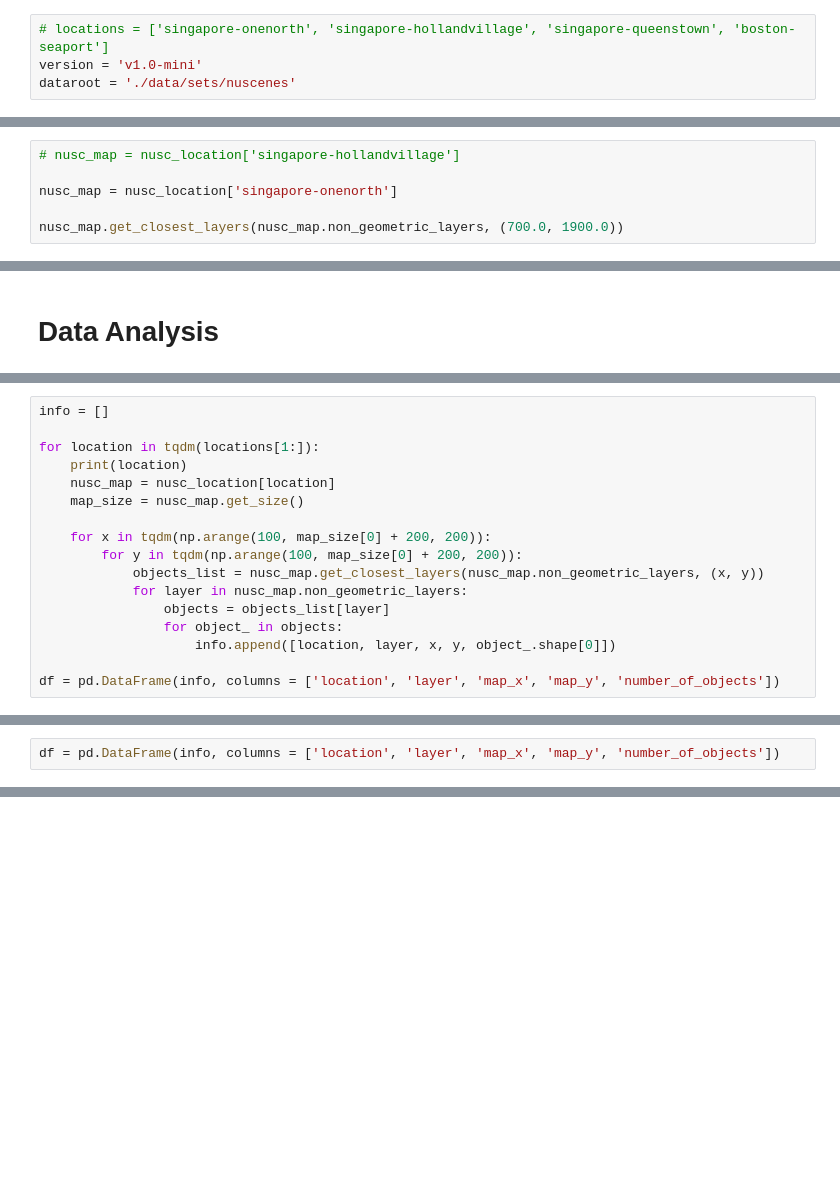
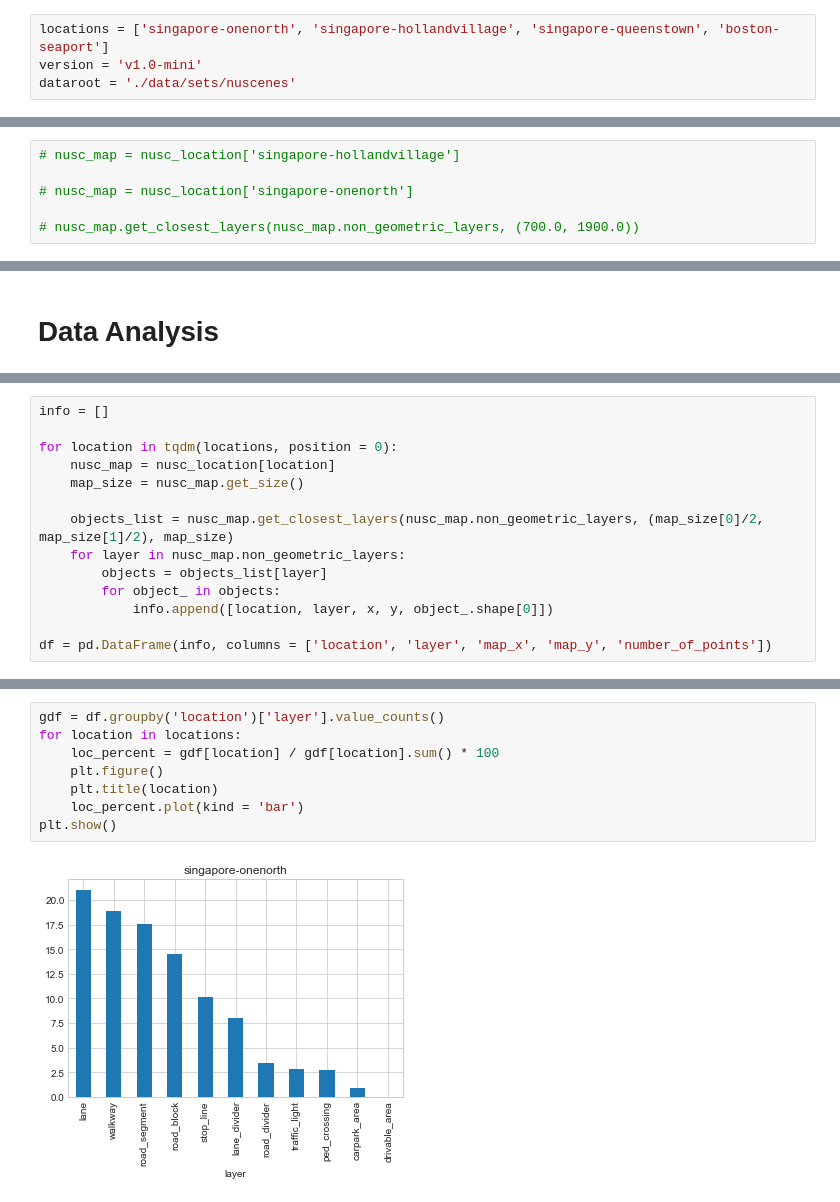
Before and after one commit to leeh8911/BeSuperRepo, a Jupyter notebook: Research/nuScenes/Nuscenes_EDA_for_map.ipynb, the cells around one changed output, grey strips where cells are left out. Drawn from its saved outputs; the diff is of its cells as text; blank space fills up the shorter version.

```diff
--- a/Research/nuScenes/Nuscenes_EDA_for_map.ipynb
+++ b/Research/nuScenes/Nuscenes_EDA_for_map.ipynb
@@ -31,7 +32,7 @@ from torch.utils.data import Dataset, DataLoader
 # %% [markdown]
 # Set  Parameters
 # %%
-# locations = ['singapore-onenorth', 'singapore-hollandvillage', 'singapore-queenstown', 'boston-seaport']
+locations = ['singapore-onenorth', 'singapore-hollandvillage', 'singapore-queenstown', 'boston-seaport']
 version = 'v1.0-mini'
 dataroot = './data/sets/nuscenes'
 # %% [markdown]
@@ -70,6 +71,6 @@ Done reverse indexing in 0.1 seconds.
 # %%
 # nusc_map = nusc_location['singapore-hollandvillage']
 
-nusc_map = nusc_location['singapore-onenorth']
+# nusc_map = nusc_location['singapore-onenorth']
 
-nusc_map.get_closest_layers(nusc_map.non_geometric_layers, (700.0, 1900.0))
+# nusc_map.get_closest_layers(nusc_map.non_geometric_layers, (700.0, 1900.0))
@@ -113,17 +81,14 @@ nusc_map.get_closest_layers(nusc_map.non_geometric_layers, (700.0, 1900.0))
 # %%
 info = []
 
-for location in tqdm(locations[1:]):
-    print(location)
+for location in tqdm(locations, position = 0):
     nusc_map = nusc_location[location]
     map_size = nusc_map.get_size()
 
-    for x in tqdm(np.arange(100, map_size[0] + 200, 200)):
-        for y in tqdm(np.arange(100, map_size[0] + 200, 200)):
-            objects_list = nusc_map.get_closest_layers(nusc_map.non_geometric_layers, (x, y))
-            for layer in nusc_map.non_geometric_layers:
-                objects = objects_list[layer]
-                for object_ in objects:
-                    info.append([location, layer, x, y, object_.shape[0]])
+    objects_list = nusc_map.get_closest_layers(nusc_map.non_geometric_layers, (map_size[0]/2, map_size[1]/2), map_size)
+    for layer in nusc_map.non_geometric_layers:
+        objects = objects_list[layer]
+        for object_ in objects:
+            info.append([location, layer, x, y, object_.shape[0]])
 
-df = pd.DataFrame(info, columns = ['location', 'layer', 'map_x', 'map_y', 'number_of_objects'])
+df = pd.DataFrame(info, columns = ['location', 'layer', 'map_x', 'map_y', 'number_of_points'])
@@ -137,2 +113,0 @@ df
-# %%
-df = pd.DataFrame(info, columns = ['location', 'layer', 'map_x', 'map_y', 'number_of_objects'])
@@ -140,0 +158,10 @@ df
+# %%
+gdf = df.groupby('location')['layer'].value_counts()
+for location in locations:
+    loc_percent = gdf[location] / gdf[location].sum() * 100
+    plt.figure()
+    plt.title(location)
+    loc_percent.plot(kind = 'bar')
+plt.show()
+# %% [output]
+[figure, added]
```
Also changed, not shown: parts of 14 cells of this notebook, 6 other files.
